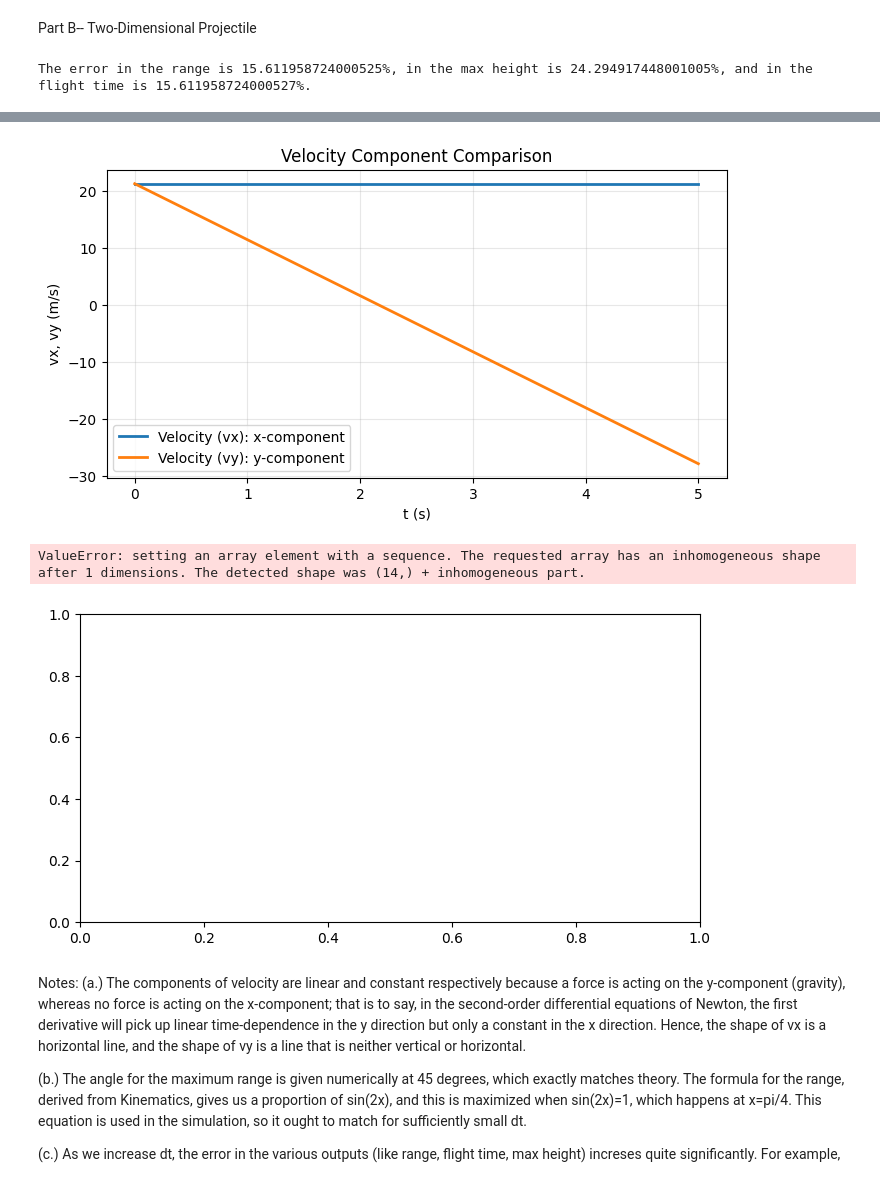
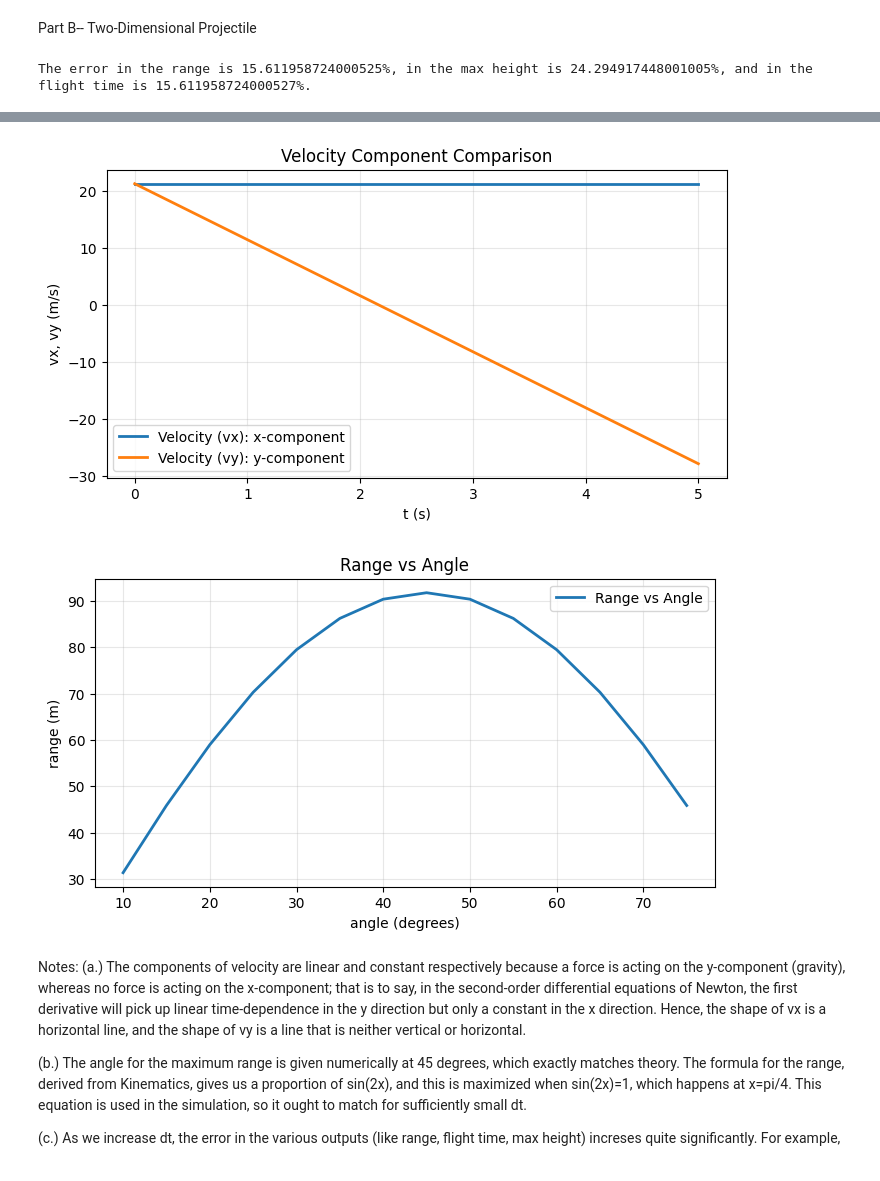
Before and after one commit to barnol-lee/phys311, a Jupyter notebook: Labs/Lab01/lab01_projectile.ipynb, the cells around one changed output, grey strips where cells are left out. Cells and saved outputs as stored; diff of their text form; code cells hidden in the pictures.

```diff
--- a/Labs/Lab01/lab01_projectile.ipynb
+++ b/Labs/Lab01/lab01_projectile.ipynb
@@ -5,6 +5,9 @@ Part A-- One-Dimensional Free-Fall
 # %%
 import numpy as np
 import matplotlib.pyplot as plt
+
+time_step=0.01
+initial_height=100
 
 def simulate_freefall(h,dt,g=9.81):
     y, vy=h,0
@@ -23,7 +26,7 @@ def simulate_freefall(h,dt,g=9.81):
         vy_arr.append(vy)
     return t_arr,y_arr,vy_arr
 
-t,y,vy=simulate_freefall(100,0.01,g=9.81)
+t,y,vy=simulate_freefall(initial_height,time_step,g=9.81)
 print(f'Final time is {t[-1]} s, and the final velocity is {vy[-1]} m/s. The exact values are 4.515 s and -44.294 m/s, respectively.')
 
 plt.figure(figsize=(8, 4))
@@ -46,9 +49,13 @@ Part B-- Two-Dimensional Projectile
 import numpy as np
 import matplotlib.pyplot as plt
 
+time_step=0.5
+initial_velocity=30
+initial_angle=45
+
 def simulate_projectile_2d(v0,theta_deg,dt,g=9.81):
     ay,ax=-g,0
-    x,y=0,0
+    x,y=0.0,0.0
     vx=v0*np.cos(theta_deg*np.pi/180)
     vy=v0*np.sin(theta_deg*np.pi/180)
     t=0.0
@@ -69,7 +76,7 @@ def simulate_projectile_2d(v0,theta_deg,dt,g=9.81):
         vx_arr.append(vx)
     return t_arr,x_arr,y_arr,vx_arr,vy_arr
 
-t,x,y,vx,vy=simulate_projectile_2d(30,45,0.5,g=9.81)
+t,x,y,vx,vy=simulate_projectile_2d(initial_velocity,initial_angle,time_step,g=9.81)
 
 def calculator(v0,theta_deg,a,b,c):
     rng=((v0)**2)*(np.sin(2*(theta_deg*np.pi/180)))/9.81
@@ -82,8 +89,8 @@ def calculator(v0,theta_deg,a,b,c):
 
     return rng, max_height,flight_time, rng_err,max_height_err,flight_time_err
 
-print(f'The error in the range is {calculator(30,45,a=x,b=y,c=t)[3]}%, in the max height is {calculator(30,45,a=x,b=y,c=t)[4]}%\
-, and in the flight time is {calculator(30,45,a=x,b=y,c=t)[5]}%.')
+print(f'The error in the range is {calculator(initial_velocity,initial_angle,a=x,b=y,c=t)[3]}%, in the max height is {calculator(initial_velocity,initial_angle,a=x,b=y,c=t)[4]}%\
+, and in the flight time is {calculator(initial_velocity,initial_angle,a=x,b=y,c=t)[5]}%.')
 
 
 
@@ -94,40 +101,38 @@ plt.ylabel('y (m)')
 plt.title('Projectile Trajectory')
 plt.grid(True, alpha=0.3)
 plt.legend()
 plt.show()
 
 plt.figure(figsize=(8, 4))
 plt.plot(t, vx, linewidth=2, label='Velocity (vx): x-component')
 plt.plot(t, vy, linewidth=2, label='Velocity (vy): y-component')
 plt.xlabel('t (s)')
 plt.ylabel('vx, vy (m/s)')
 plt.title('Velocity Component Comparison')
 plt.grid(True, alpha=0.3)
 plt.legend()
 plt.show()
 
 
 theta=np.arange(10,80,5)
-#def range(v0,theta_deg=theta):
-    #rng=((v0)**2)*(np.sin(2*(theta_deg*np.pi/180)))/9.81
-    #return rng
-#r=range(30)
-r=[simulate_projectile_2d(30,th,0.5,g=9.81)[0] for th in theta]
+def range(v0,theta_deg=theta):
+    rng=((v0)**2)*(np.sin(2*(theta_deg*np.pi/180)))/9.81
+    return rng
+r=range(30)
 
 plt.figure(figsize=(8, 4))
 plt.plot(theta,r, linewidth=2, label='Range vs Angle')
 plt.xlabel('angle (degrees)')
 plt.ylabel('range (m)')
 plt.title('Range vs Angle')
 plt.grid(True, alpha=0.3)
 plt.legend()
 plt.show()
 # %% [output]
 The error in the range is 15.611958724000525%, in the max height is 24.294917448001005%, and in the flight time is 15.611958724000527%.
 [figure]
 [figure]
-ValueError: setting an array element with a sequence. The requested array has an inhomogeneous shape after 1 dimensions. The detected shape was (14,) + inhomogeneous part.
-[figure, old version]
+[figure, new version]
 # %% [markdown]
 Notes:
 (a.) The components of velocity are linear and constant respectively because a force is acting on the y-component (gravity), whereas no force is acting on the x-component; that is to say, in the second-order differential equations of Newton, the first derivative will pick up linear time-dependence in the y direction but only a constant in the x direction. Hence, the shape of vx is a horizontal line, and the shape of vy is a line that is neither vertical or horizontal.
```
Also changed, not shown: parts of 1 cell of this notebook.
